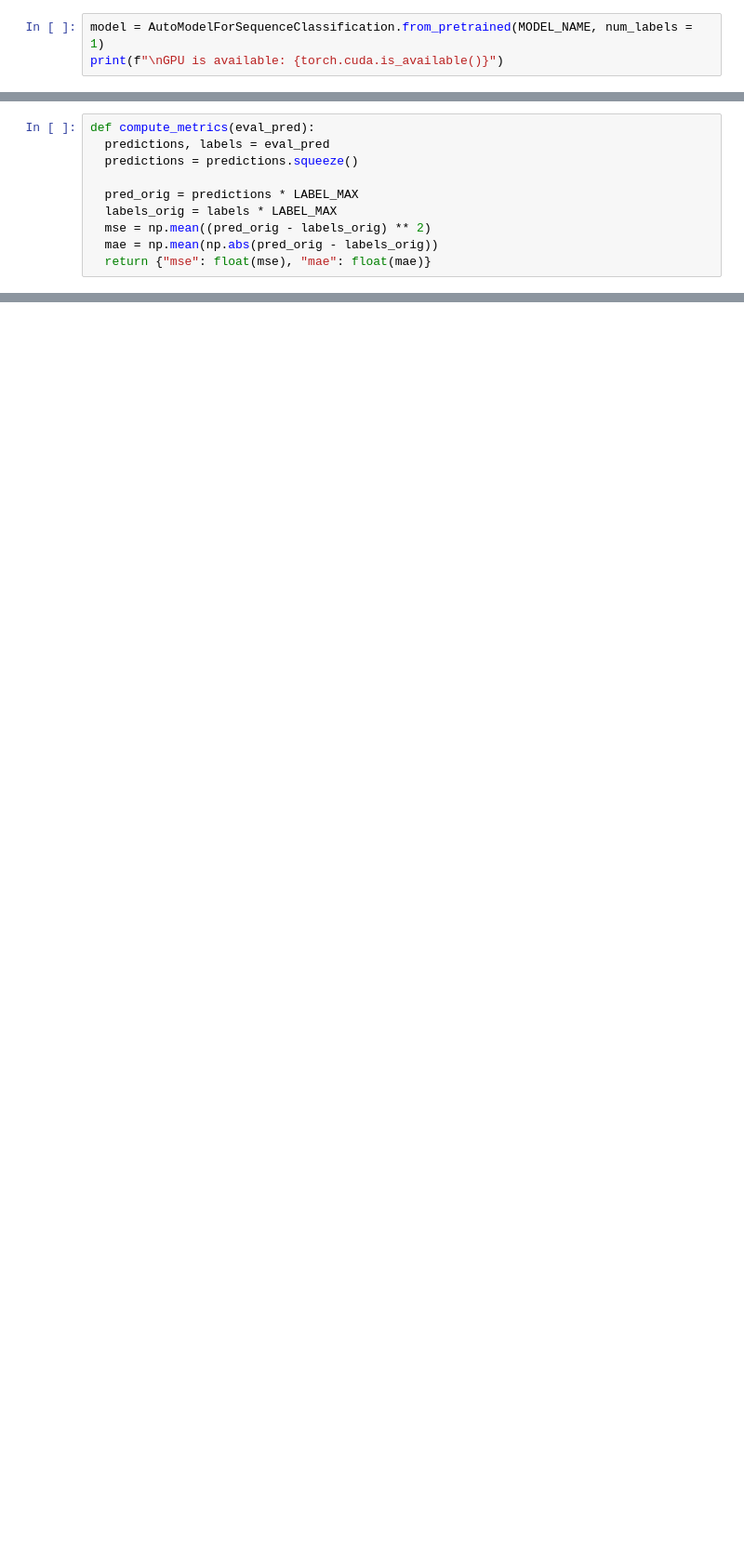
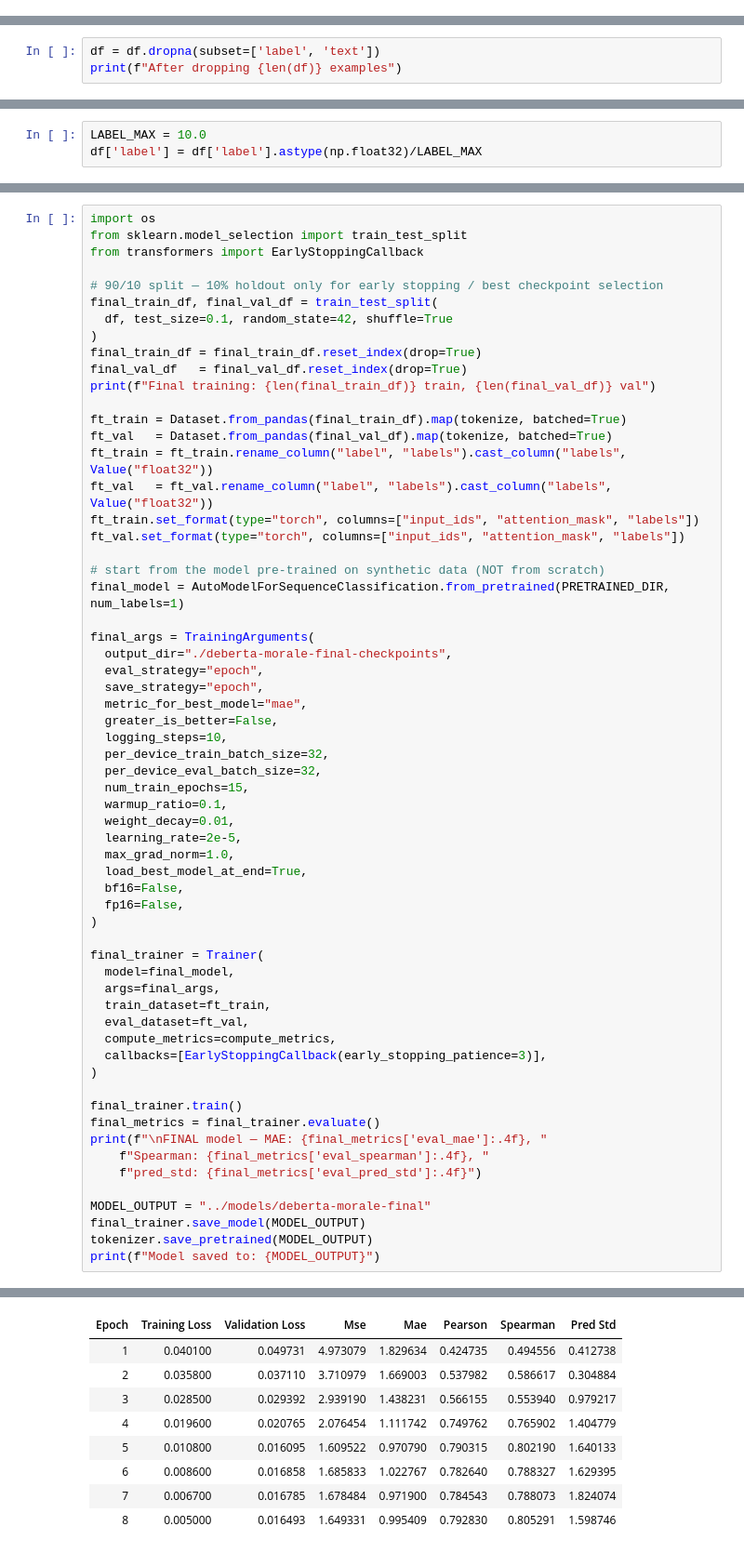
Before and after one commit to Saku4321/Sports_prediction, a Jupyter notebook: notebooks/deberta_fine_tuning.ipynb, the cells around one changed output, grey strips where cells are left out. Shown at 93% size. Cells and saved outputs as stored; diff of their text form; blank space fills up the shorter version.

Commit message:
train DeBERTa morale model on real headlines + fix inference text format

```diff
--- a/notebooks/deberta_fine_tuning.ipynb
+++ b/notebooks/deberta_fine_tuning.ipynb
@@ -145,3 +0,0 @@ Load `microsoft/deberta-v3-base` with a single-output sequence classification he
-# %%
-model = AutoModelForSequenceClassification.from_pretrained(MODEL_NAME, num_labels = 1)
-print(f"\nGPU is available: {torch.cuda.is_available()}")
@@ -156,10 +0,0 @@ Define MSE and MAE on the original 1-10 morale scale. MAE is the main selection
-# %%
-def compute_metrics(eval_pred):
-  predictions, labels = eval_pred
-  predictions = predictions.squeeze()
-
-  pred_orig = predictions * LABEL_MAX
-  labels_orig = labels * LABEL_MAX
-  mse = np.mean((pred_orig - labels_orig) ** 2)
-  mae = np.mean(np.abs(pred_orig - labels_orig))
-  return {"mse": float(mse), "mae": float(mae)}
@@ -229,0 +80,3 @@ files.download("deberta-morale-final.zip")
+# %%
+df = df.dropna(subset=['label', 'text'])
+print(f"After dropping {len(df)} examples")
@@ -229,0 +88,3 @@ files.download("deberta-morale-final.zip")
+# %%
+LABEL_MAX = 10.0
+df['label'] = df['label'].astype(np.float32)/LABEL_MAX
@@ -229,0 +361,62 @@ files.download("deberta-morale-final.zip")
+# %%
+import os
+from sklearn.model_selection import train_test_split
+from transformers import EarlyStoppingCallback
+
+# 90/10 split — 10% holdout only for early stopping / best checkpoint selection
+final_train_df, final_val_df = train_test_split(
+  df, test_size=0.1, random_state=42, shuffle=True
+)
+final_train_df = final_train_df.reset_index(drop=True)
+final_val_df   = final_val_df.reset_index(drop=True)
+print(f"Final training: {len(final_train_df)} train, {len(final_val_df)} val")
+
+ft_train = Dataset.from_pandas(final_train_df).map(tokenize, batched=True)
+ft_val   = Dataset.from_pandas(final_val_df).map(tokenize, batched=True)
+ft_train = ft_train.rename_column("label", "labels").cast_column("labels", Value("float32"))
+ft_val   = ft_val.rename_column("label", "labels").cast_column("labels", Value("float32"))
+ft_train.set_format(type="torch", columns=["input_ids", "attention_mask", "labels"])
+ft_val.set_format(type="torch", columns=["input_ids", "attention_mask", "labels"])
+
+# start from the model pre-trained on synthetic data (NOT from scratch)
+final_model = AutoModelForSequenceClassification.from_pretrained(PRETRAINED_DIR, num_labels=1)
+
+final_args = TrainingArguments(
+  output_dir="./deberta-morale-final-checkpoints",
+  eval_strategy="epoch",
+  save_strategy="epoch",
+  metric_for_best_model="mae",
+  greater_is_better=False,
+  logging_steps=10,
+  per_device_train_batch_size=32,
+  per_device_eval_batch_size=32,
+  num_train_epochs=15,
+  warmup_ratio=0.1,
+  weight_decay=0.01,
+  learning_rate=2e-5,
+  max_grad_norm=1.0,
+  load_best_model_at_end=True,
+  bf16=False,
+  fp16=False,
+)
+
+final_trainer = Trainer(
+  model=final_model,
+  args=final_args,
+  train_dataset=ft_train,
+  eval_dataset=ft_val,
+  compute_metrics=compute_metrics,
+  callbacks=[EarlyStoppingCallback(early_stopping_patience=3)],
+)
+
+final_trainer.train()
+final_metrics = final_trainer.evaluate()
+print(f"\nFINAL model — MAE: {final_metrics['eval_mae']:.4f}, "
+    f"Spearman: {final_metrics['eval_spearman']:.4f}, "
+    f"pred_std: {final_metrics['eval_pred_std']:.4f}")
+
+MODEL_OUTPUT = "../models/deberta-morale-final"
+final_trainer.save_model(MODEL_OUTPUT)
+tokenizer.save_pretrained(MODEL_OUTPUT)
+print(f"Model saved to: {MODEL_OUTPUT}")
+# %% [output]
@@ -229,0 +425,9 @@ files.download("deberta-morale-final.zip")
+| Epoch | Training Loss | Validation Loss | Mse | Mae | Pearson | Spearman | Pred Std |
+| 1 | 0.040100 | 0.049731 | 4.973079 | 1.829634 | 0.424735 | 0.494556 | 0.412738 |
+| 2 | 0.035800 | 0.037110 | 3.710979 | 1.669003 | 0.537982 | 0.586617 | 0.304884 |
+| 3 | 0.028500 | 0.029392 | 2.939190 | 1.438231 | 0.566155 | 0.553940 | 0.979217 |
+| 4 | 0.019600 | 0.020765 | 2.076454 | 1.111742 | 0.749762 | 0.765902 | 1.404779 |
+| 5 | 0.010800 | 0.016095 | 1.609522 | 0.970790 | 0.790315 | 0.802190 | 1.640133 |
+| 6 | 0.008600 | 0.016858 | 1.685833 | 1.022767 | 0.782640 | 0.788327 | 1.629395 |
+| 7 | 0.006700 | 0.016785 | 1.678484 | 0.971900 | 0.784543 | 0.788073 | 1.824074 |
+| 8 | 0.005000 | 0.016493 | 1.649331 | 0.995409 | 0.792830 | 0.805291 | 1.598746 |
```
Also changed, not shown: parts of 57 cells of this notebook, 4 other files.
